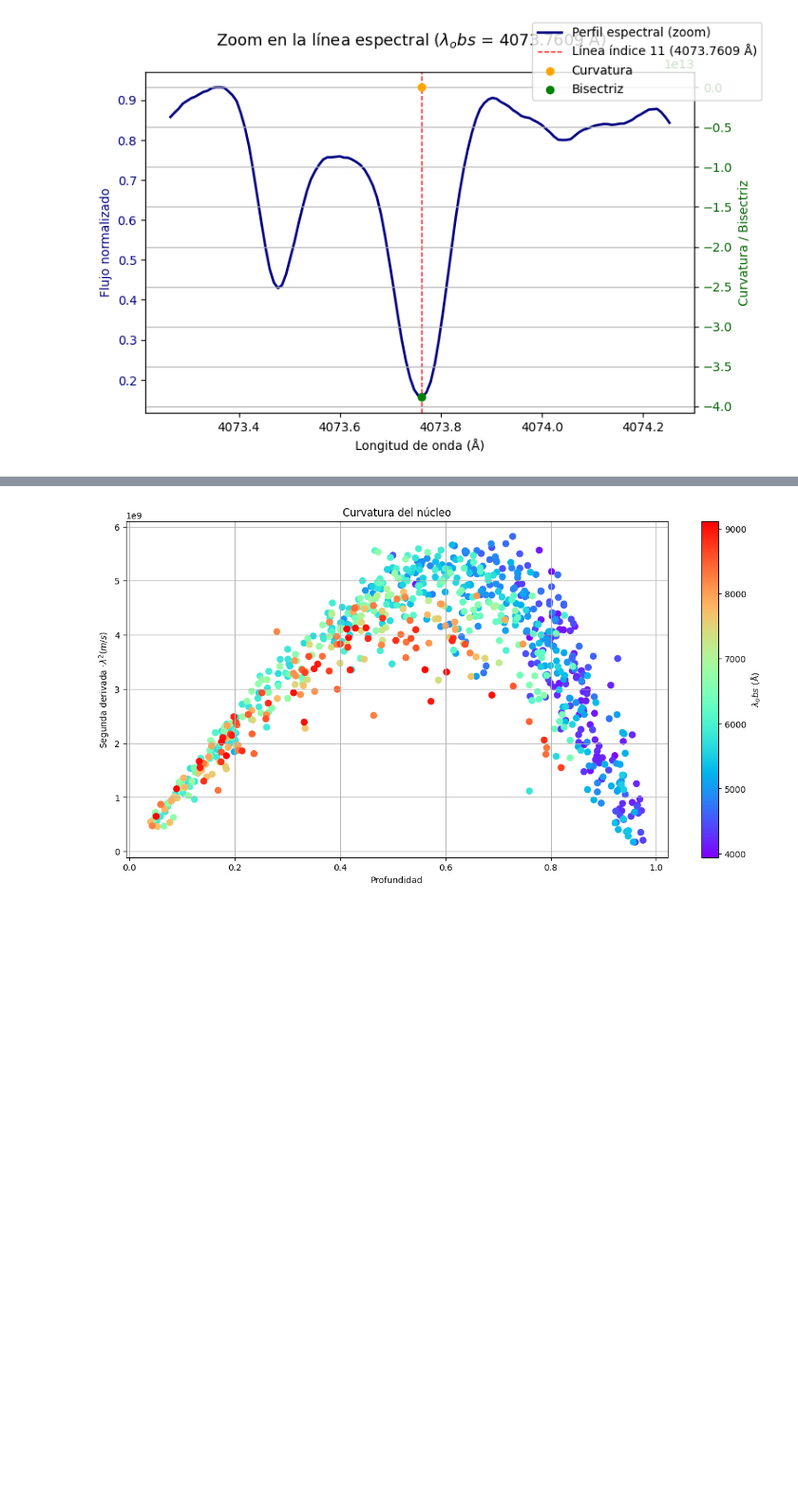
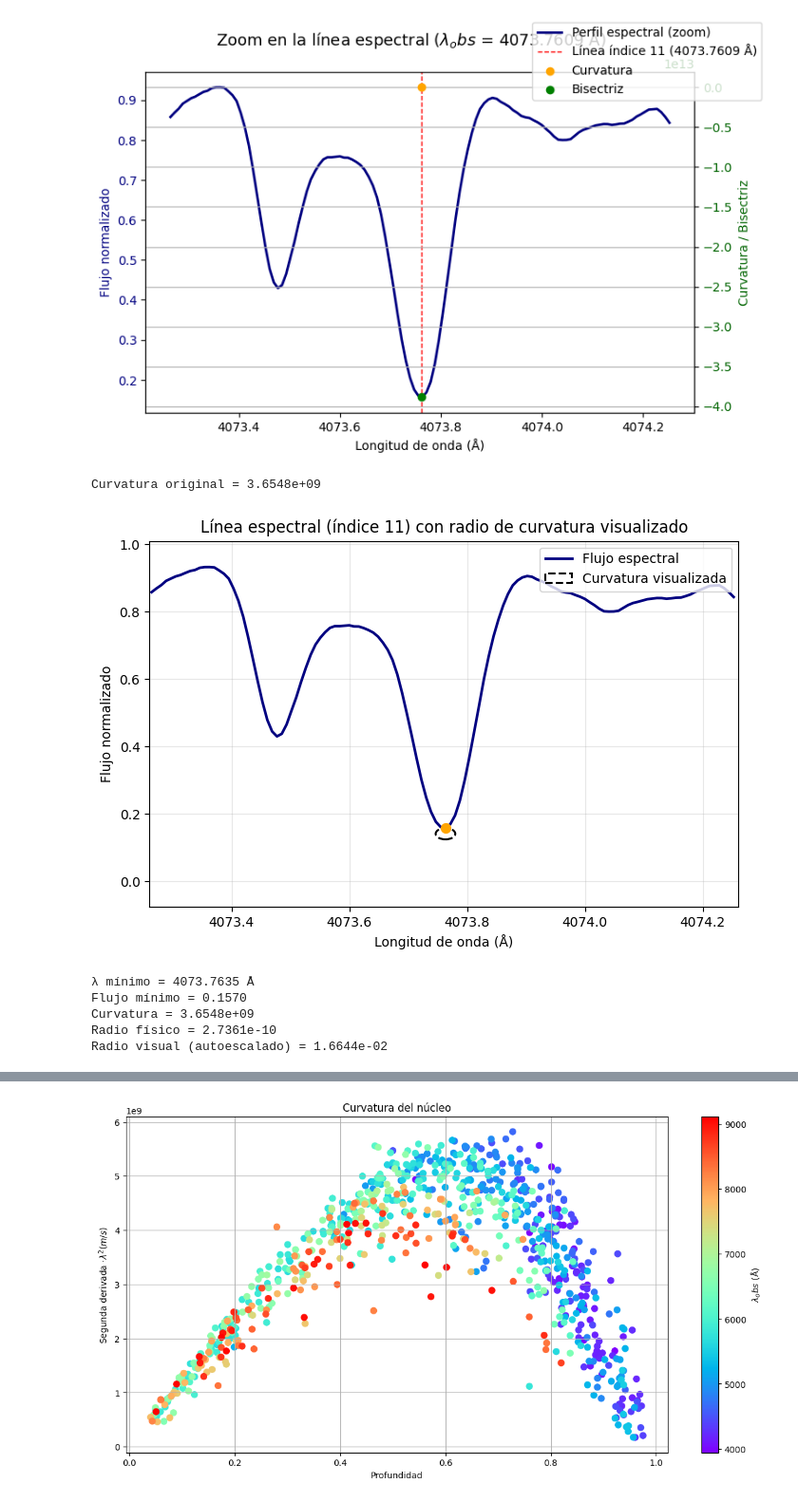
Before and after one commit to JessiDaniL/Proyecto-Te-rico-Arturo, a Jupyter notebook: Espectro completo de arturo_visualizador/Espectro completo de arturo_visualizador/analisis_arturo_completo.ipynb, the cells around one changed output, grey strips where cells are left out. Shown at 95% size. Drawn from its saved outputs; the diff is of its cells as text; code cells hidden in the pictures; blank space fills up the shorter version.

Commit message:
intetos curvatura

```diff
--- a/Espectro completo de arturo_visualizador/Espectro completo de arturo_visualizador/analisis_arturo_completo.ipynb
+++ b/Espectro completo de arturo_visualizador/Espectro completo de arturo_visualizador/analisis_arturo_completo.ipynb
@@ -459,3 +459,77 @@ plt.grid(True)
 plt.show()
 # %% [output]
 [figure]
+# %%
+# --- Línea del DataFrame de resultados ---
+linea = df_resultados.iloc[11]  # línea índice 11
+lambda_obs = linea["λ_obs (Å)"]
+curv = linea["Curvatura"]  # curvatura calculada previamente
+
+print(f"Curvatura original = {curv:.4e}")
+
+# --- Definir rango de zoom alrededor del centro ---
+tolerancia = 0.5  # ancho del zoom en Å
+mask = (wavelength > lambda_obs - tolerancia) & (wavelength < lambda_obs + tolerancia)
+
+lambda_zoom = wavelength[mask]
+flux_zoom = flux[mask]
+
+# --- Encontrar el punto mínimo ---
+min_index = np.argmin(flux_zoom)
+lambda_min = lambda_zoom[min_index]
+flux_min = flux_zoom[min_index]
+
+# --- Radio de curvatura físico ---
+radio_fisico = 1 / abs(curv)
+
+# --- Escalado automático para visualización ---
+# Se ajusta según el rango del flujo en el zoom
+rango_flux = max(flux_zoom) - min(flux_zoom)
+factor_escala = rango_flux * 0.1  # el círculo ocupará ~10% del rango de flujo
+radio_visual = radio_fisico * factor_escala / (radio_fisico + 1e-9)  # evita división por 0
+
+# --- Determinar el centro del círculo ---
+signo = np.sign(curv)
+lambda_centro = lambda_min
+flux_centro = flux_min - signo * radio_visual
+
+# --- Graficar ---
+fig, ax = plt.subplots(figsize=(8,5))
+
+ax.plot(lambda_zoom, flux_zoom, color="navy", lw=2, label="Flujo espectral")
+
+# Círculo que representa la curvatura
+circle = plt.Circle((lambda_centro, flux_centro), radio_visual,
+                    color='black', fill=False, linestyle='--', lw=1.5,
+                    label=f"Curvatura visualizada")
+ax.add_patch(circle)
+
+# Mínimo
+ax.scatter(lambda_min, flux_min, color="orange", s=50, zorder=5)
+
+# Etiquetas y estilo
+ax.set_xlabel("Longitud de onda (Å)")
+ax.set_ylabel("Flujo normalizado")
+ax.set_title(f"Línea espectral (índice 11) con radio de curvatura visualizado")
+ax.legend(loc="upper right")
+ax.grid(True, alpha=0.3)
+
+ax.set_xlim(lambda_obs - tolerancia, lambda_obs + tolerancia)
+ax.set_ylim(min(flux_zoom) - rango_flux * 0.3, max(flux_zoom) + rango_flux * 0.1)
+
+plt.show()
+
+# --- Información adicional ---
+print(f"λ mínimo = {lambda_min:.4f} Å")
+print(f"Flujo mínimo = {flux_min:.4f}")
+print(f"Curvatura = {curv:.4e}")
+print(f"Radio físico = {radio_fisico:.4e}")
+print(f"Radio visual (autoescalado) = {radio_visual:.4e}")
+# %% [output]
+Curvatura original = 3.6548e+09
+[figure, added]
+λ mínimo = 4073.7635 Å
+Flujo mínimo = 0.1570
+Curvatura = 3.6548e+09
+Radio físico = 2.7361e-10
+Radio visual (autoescalado) = 1.6644e-02
```
Also changed, not shown: parts of 3 cells of this notebook.
